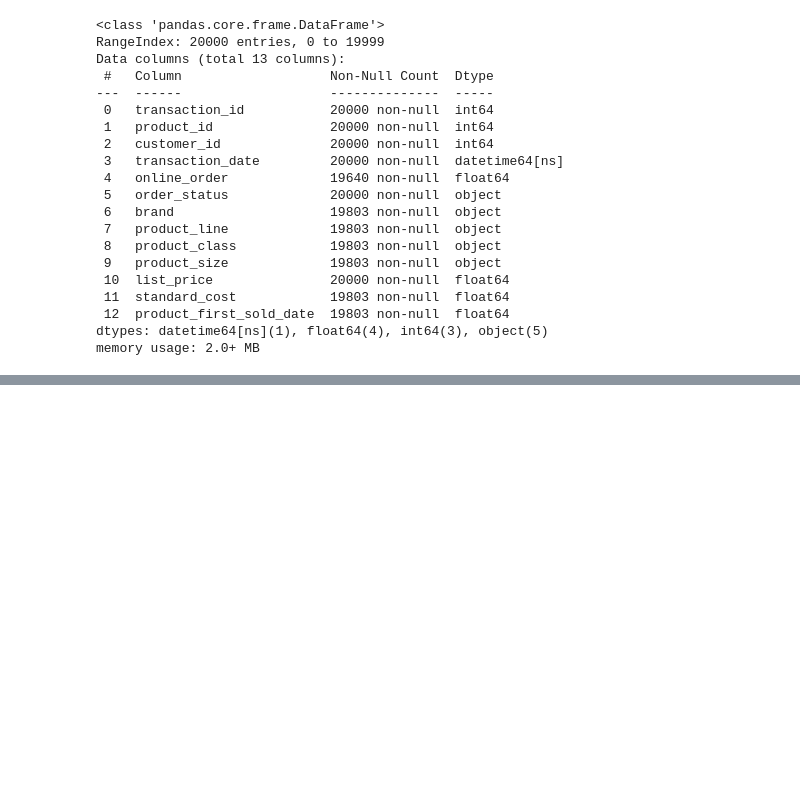
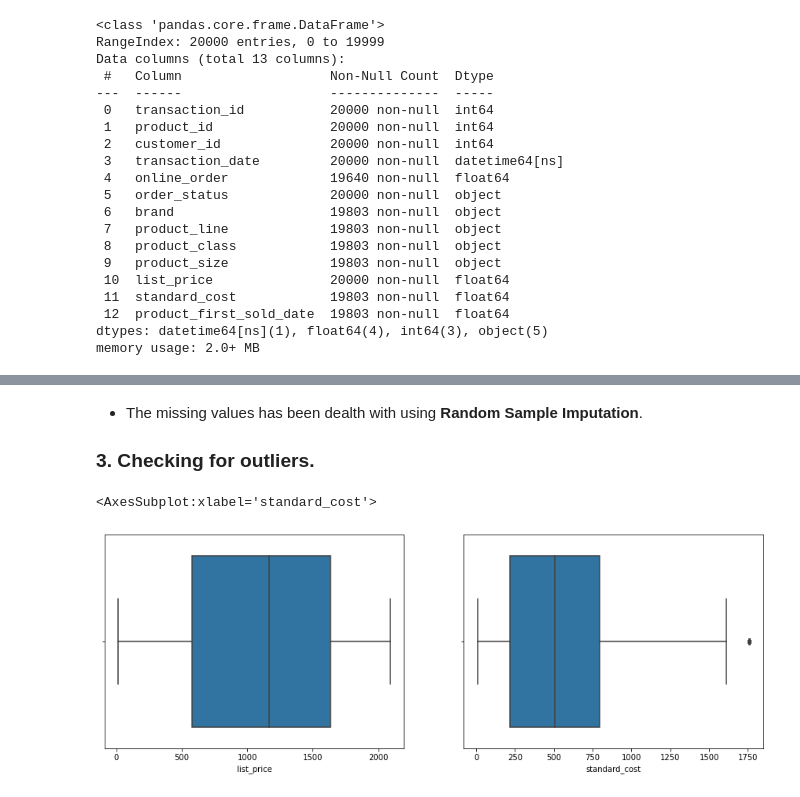
Before and after one commit to Jagadeeshkumaryanda/Customer_Segmentation_Analysis, a Jupyter notebook: DQA_and _Data_Cleaning_transcations.ipynb, the cells around one changed output, grey strips where cells are left out. Saved outputs shown, nothing was run; the diff lists cells and outputs as text; code cells hidden in the pictures; blank space fills up the shorter version.

```diff
--- a/DQA_and _Data_Cleaning_transcations.ipynb
+++ b/DQA_and _Data_Cleaning_transcations.ipynb
@@ -42,0 +50,3 @@ memory usage: 2.0+ MB
+# %%
+df_transaction['product_first_sold_date'] = pd.to_datetime(df_transaction['product_first_sold_date'])
+df_transaction['product_first_sold_date'].head()
@@ -42,0 +114,15 @@ memory usage: 2.0+ MB
+# %% [markdown]
+* The missing values has been dealth with using **Random Sample Imputation**.
+
+### 3. Checking for outliers.
+# %%
+plt.figure(figsize=(15,5))
+
+plt.subplot(1,2,1)
+sns.boxplot(df_transaction['list_price'])
+
+plt.subplot(1,2,2)
+sns.boxplot(df_transaction['standard_cost'])
+# %% [output]
+<AxesSubplot:xlabel='standard_cost'>
+[figure, added]
```
Also changed, not shown: parts of 17 cells of this notebook.
